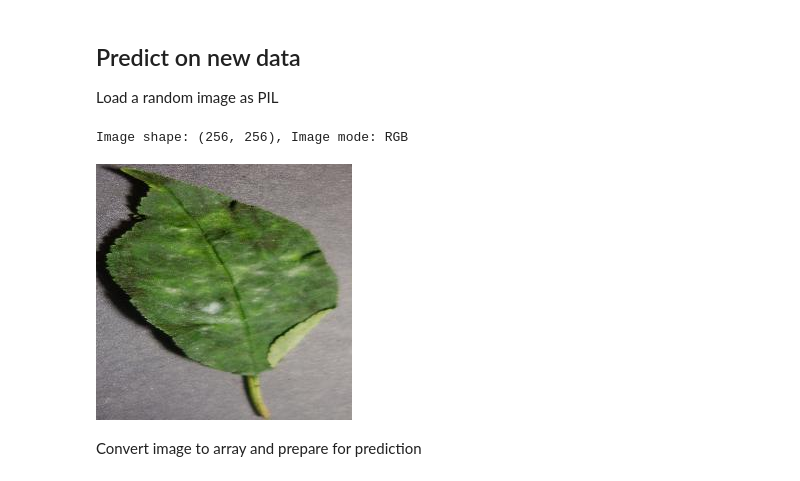
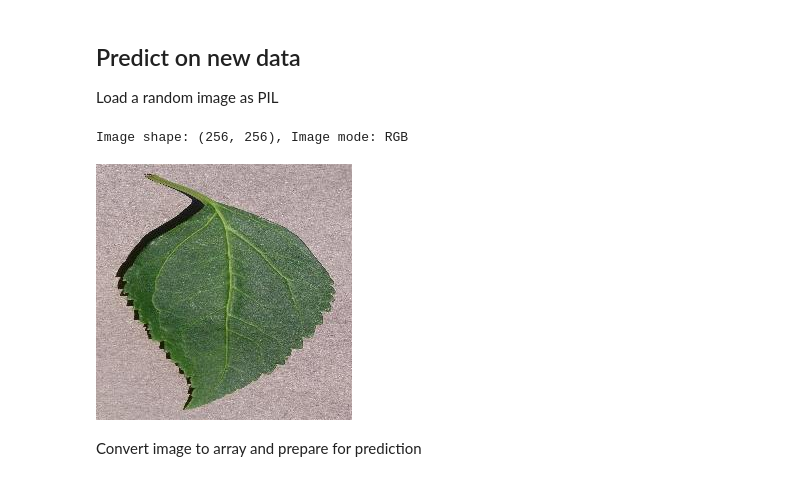
Before and after one commit to MJRidder/cherry-leaves-mildew-detection, a Jupyter notebook: jupyter_notebooks/03 - ModellingEvaluating.ipynb, the cells around one changed output. Cells and saved outputs as stored; diff of their text form; code cells hidden in the pictures.

```diff
--- a/jupyter_notebooks/03 - ModellingEvaluating.ipynb
+++ b/jupyter_notebooks/03 - ModellingEvaluating.ipynb
@@ -471,16 +493,16 @@ Load a random image as PIL
 # %%
 from tensorflow.keras.preprocessing import image
 
 pointer = 66
-label = labels[0]  # select Uninfected or Parasitised
+label = labels[1]  # powdery_mildew (0) or select healthy (1)
 
 pil_image = image.load_img(test_path + '/' + label + '/' + os.listdir(test_path+'/' + label)[pointer],
                            target_size=image_shape, color_mode='rgb')
 print(f'Image shape: {pil_image.size}, Image mode: {pil_image.mode}')
 pil_image
 # %% [output]
 Image shape: (256, 256), Image mode: RGB
-[figure, old version]
+[figure, new version]
 # %% [markdown]
 Convert image to array and prepare for prediction
 # %%
```
Also changed, not shown: parts of 23 cells of this notebook, 7 other files.
